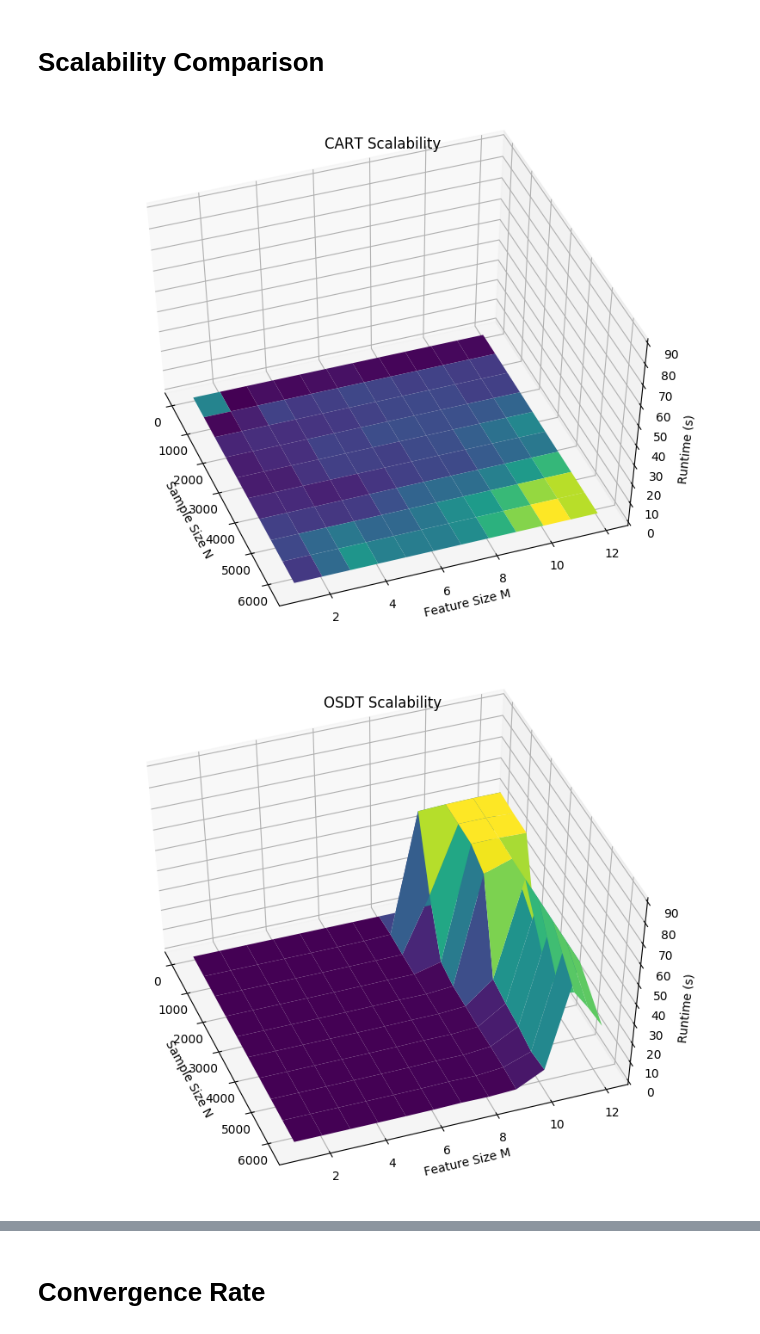
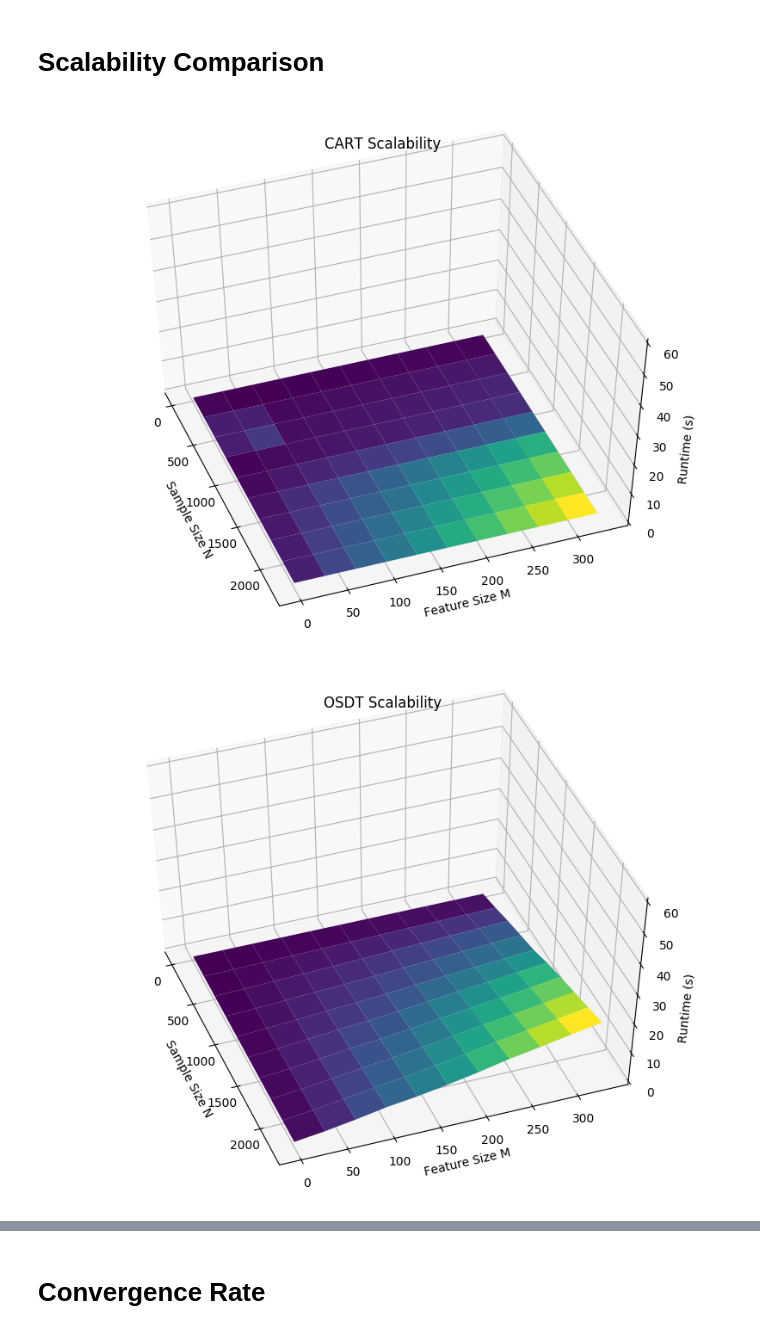
Before and after one commit to marypaulin/repo, a Jupyter notebook: Experiments.ipynb, the cells around one changed output, grey strips where cells are left out. Cells and saved outputs as stored; diff of their text form; code cells hidden in the pictures.

Commit message:
added better non-compressed dataset

```diff
--- a/Experiments.ipynb
+++ b/Experiments.ipynb
@@ -13,26 +13,26 @@ plot_accuracy_analysis(dataset_name, 'Test Accuracy vs Tree Width ({})'.format(d
 # %%
 from mpl_toolkits import mplot3d
 
 from lib.data_structures.dataset import read_dataframe
 from lib.experiments.analysis import plot_scalability_analysis
 
-dataset_name = 'compas-binary'
-dataset_name =
-timeout = 90
+# dataset_name = 'compas-binary'
+dataset_name = 'census_c1s5ky0.2_0_0_test'
+timeout = 60
 
 # Scalablity Analysis for CART
 dataset = read_dataframe('data/scalability/{}/{}.csv'.format(dataset_name, 'cart'))
 plot_scalability_analysis(dataset, 'CART Scalability', z_limit=timeout)
 
 # Scalablity Analysis for OSDT
 dataset = read_dataframe('data/scalability/{}/{}.csv'.format(dataset_name, 'osdt'))
 plot_scalability_analysis(dataset, 'OSDT Scalability', z_limit=timeout)
 
 # Scalablity Analysis for Parallel OSDT
 # for core_count in [1, 2, 4, 8, 16, 32, 60]:
 for core_count in [1]:
     dataset = read_dataframe('data/scalability/{}/parallel_osdt_{}_core.csv'.format(dataset_name, core_count))
     plot_scalability_analysis(dataset, 'Parallel OSDT Scalability ({} Clients, 1 Server)'.format(core_count), z_limit=timeout)
 # %% [output]
-[figure, old version]
+[figure, new version]
-[figure, old version]
+[figure, new version]
```
Also changed, not shown: parts of 3 cells of this notebook, 15 other files.
